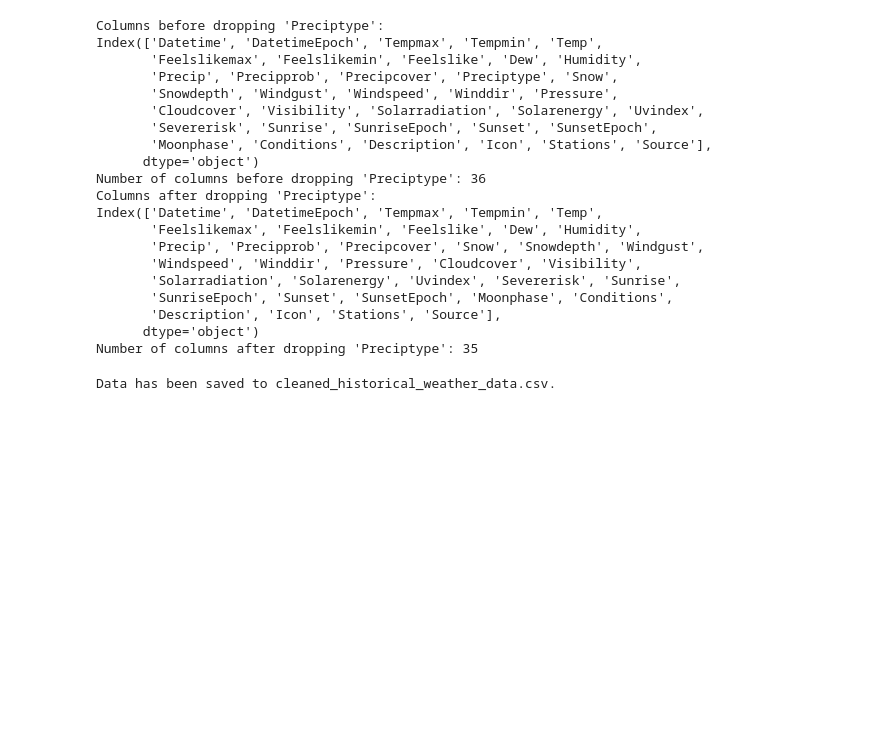
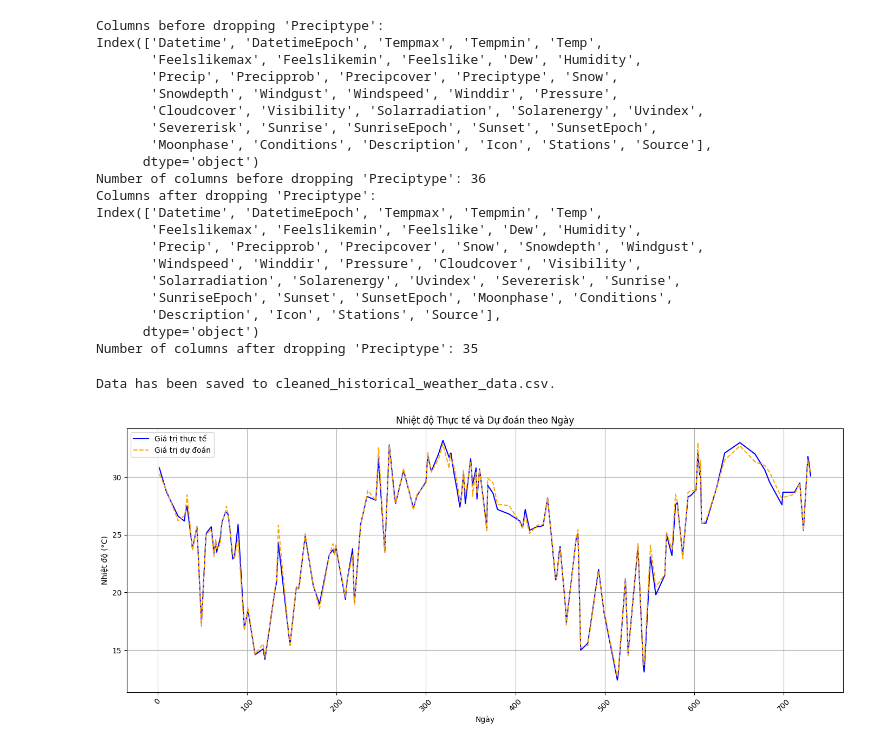
Before and after one commit to hieund123/weather-forcasting, a Jupyter notebook: weather-forcasting.ipynb, the cells around one changed output. Saved outputs shown, nothing was run; the diff lists cells and outputs as text; code cells hidden in the pictures; blank space fills up the shorter version.

```diff
--- a/weather-forcasting.ipynb
+++ b/weather-forcasting.ipynb
@@ -204,0 +237,21 @@ Data has been saved to cleaned_historical_weather_data.csv.
+# %%
+# Chuyển đổi chỉ số của DataFrame thành cột 'Datetime' để sử dụng cho trục x
+y_test_temp = pd.Series(y_test_temp, index=X_test.index)
+y_pred_temp = pd.Series(y_pred_temp, index=X_test.index)
+
+# Tạo biểu đồ nhiệt độ
+plt.figure(figsize=(14, 6))
+sns.lineplot(data=y_test_temp, label='Giá trị thực tế', color='blue')
+sns.lineplot(data=y_pred_temp, label='Giá trị dự đoán', color='orange', linestyle='--')
+
+# Định dạng trục x
+plt.xticks(rotation=45)
+plt.title('Nhiệt độ Thực tế và Dự đoán theo Ngày')
+plt.xlabel('Ngày')
+plt.ylabel('Nhiệt độ (°C)')
+plt.legend()
+plt.grid()
+plt.tight_layout()
+plt.show()
+# %% [output]
+[figure, added]
```
Also changed, not shown: parts of 5 cells of this notebook.
